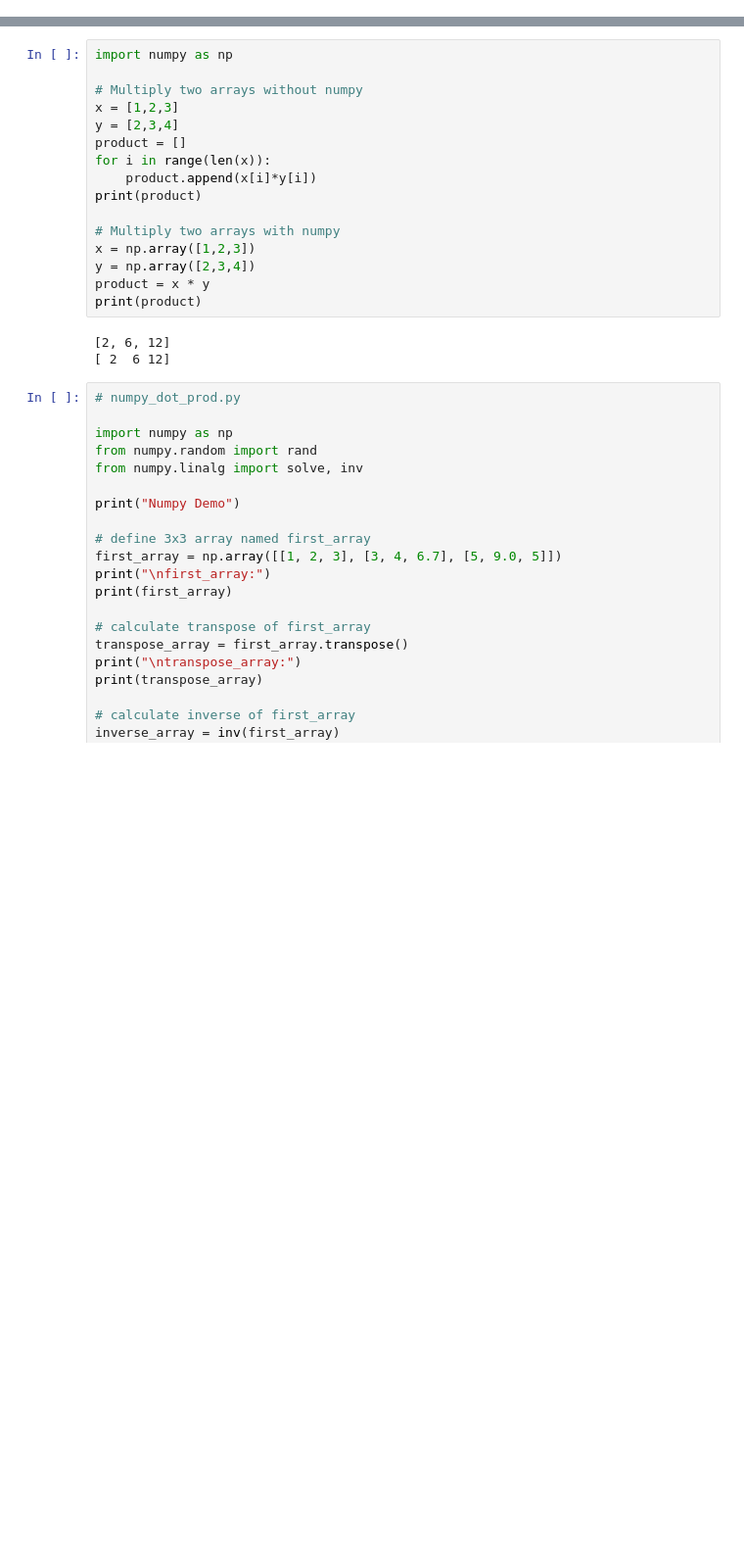
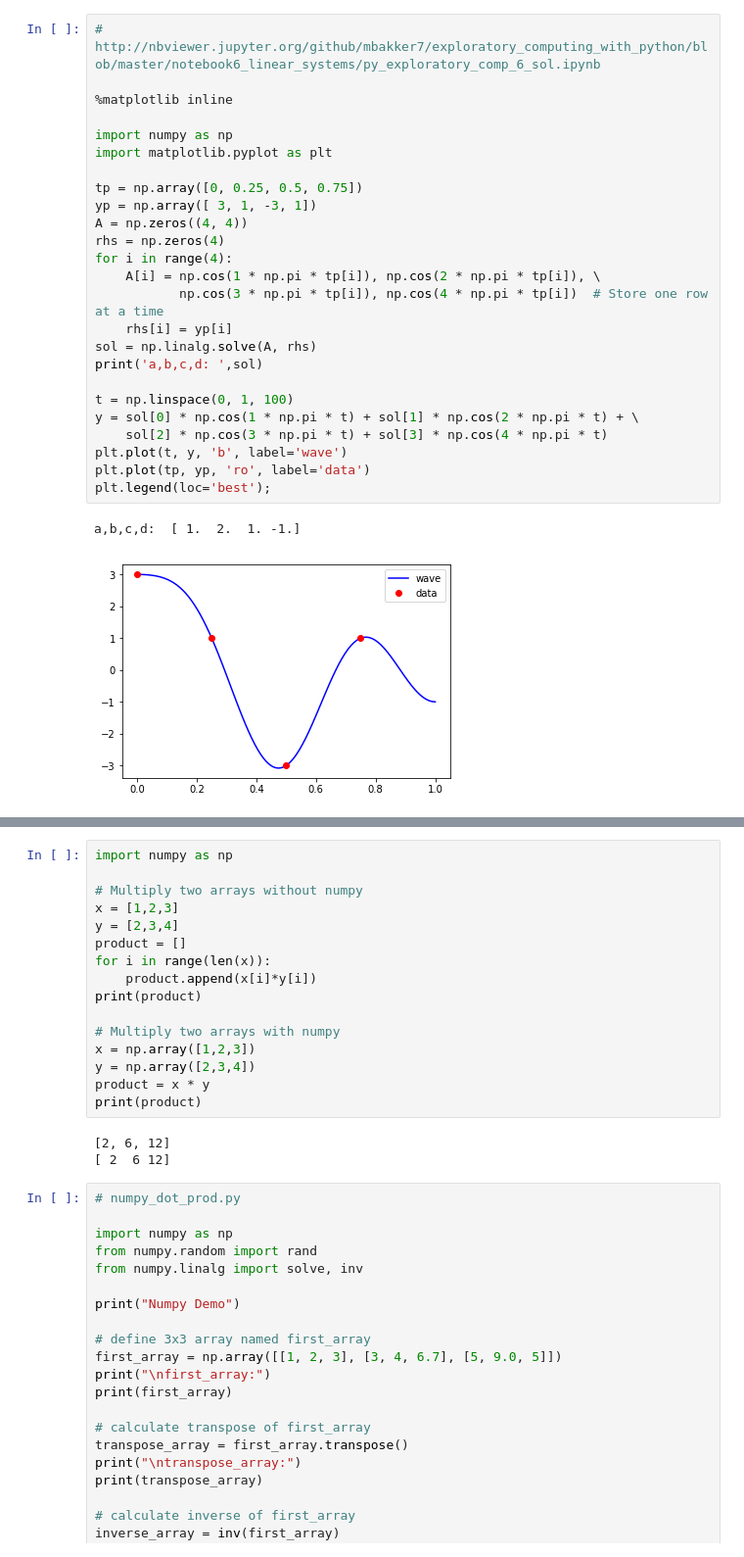
Before and after one commit to ThatGuyWithTheHat/Py_Jupyter, a Jupyter notebook: 08_Linear_Algebra.ipynb, the cells around one changed output, grey strips where cells are left out. Shown: that part at 98% size. Drawn from its saved outputs; the diff is of its cells as text; blank space fills up the shorter version.

```diff
--- a/08_Linear_Algebra.ipynb
+++ b/08_Linear_Algebra.ipynb
@@ -16,0 +57,28 @@ https://docs.scipy.org/doc/numpy-1.13.0/reference/routines.linalg.html
+# %%
+# http://nbviewer.jupyter.org/github/mbakker7/exploratory_computing_with_python/blob/master/notebook6_linear_systems/py_exploratory_comp_6_sol.ipynb
+
+%matplotlib inline
+
+import numpy as np
+import matplotlib.pyplot as plt
+
+tp = np.array([0, 0.25, 0.5, 0.75])
+yp = np.array([ 3, 1, -3, 1])
+A = np.zeros((4, 4))
+rhs = np.zeros(4)
+for i in range(4):
+    A[i] = np.cos(1 * np.pi * tp[i]), np.cos(2 * np.pi * tp[i]), \
+           np.cos(3 * np.pi * tp[i]), np.cos(4 * np.pi * tp[i])  # Store one row at a time
+    rhs[i] = yp[i]
+sol = np.linalg.solve(A, rhs)
+print('a,b,c,d: ',sol)
+
+t = np.linspace(0, 1, 100)
+y = sol[0] * np.cos(1 * np.pi * t) + sol[1] * np.cos(2 * np.pi * t) + \
+    sol[2] * np.cos(3 * np.pi * t) + sol[3] * np.cos(4 * np.pi * t)
+plt.plot(t, y, 'b', label='wave')
+plt.plot(tp, yp, 'ro', label='data')
+plt.legend(loc='best');
+# %% [output]
+a,b,c,d:  [ 1.  2.  1. -1.]
+[figure, added]
```
Also changed, not shown: parts of 3 cells of this notebook, 3 other files.
